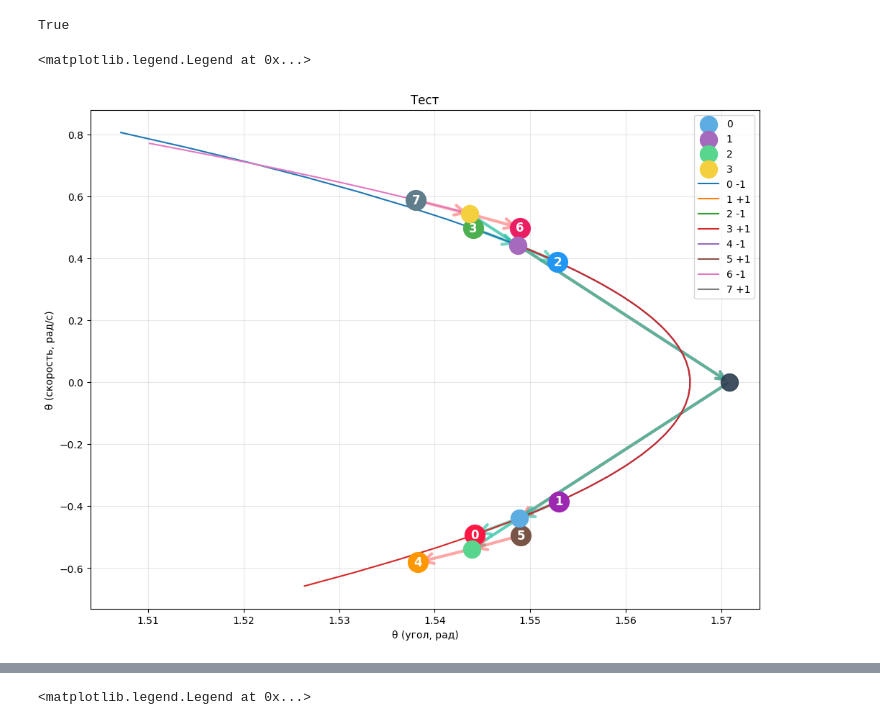
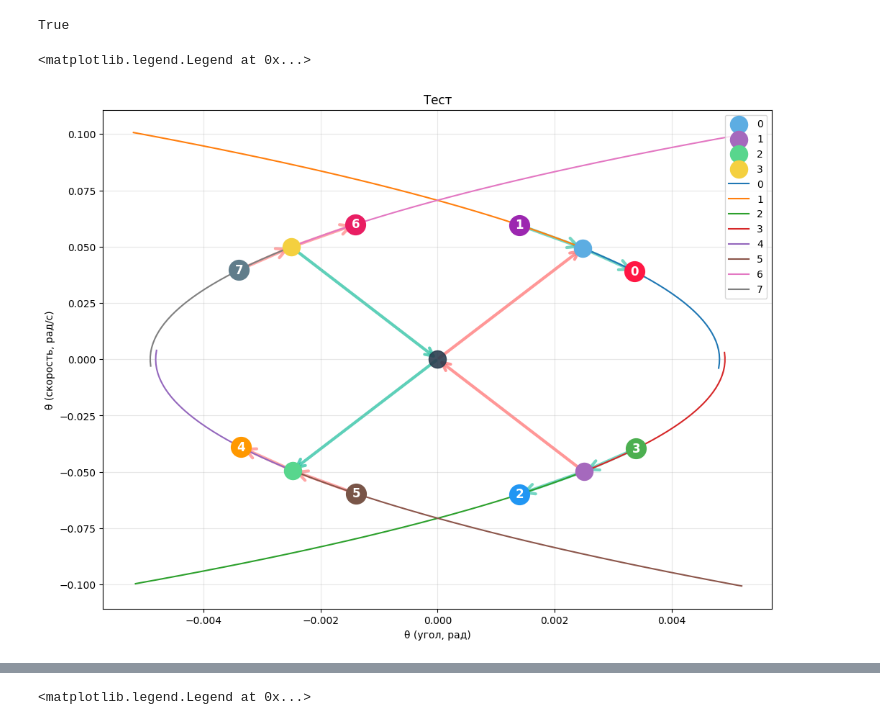
Before and after one commit to VladimirGunyavoy/tree_optimization, a Jupyter notebook: quad_test.ipynb, the cells around one changed output, grey strips where cells are left out. Saved outputs shown, nothing was run; the diff lists cells and outputs as text; code cells hidden in the pictures.

```diff
--- a/quad_test.ipynb
+++ b/quad_test.ipynb
@@ -103,12 +103,12 @@ def draw_rk(pendulum, state, time_sign, control, N = 50, total_dt=0.01):
 
     return np.array(poses)
 # %%
-init_position = np.array([np.pi/2, 0])
+init_position = np.array([np.pi/2 * 0, 1*0])
 
 cfg = SporeTreeConfig(
     initial_position=init_position,
     dt_base=0.1,
-    dt_grandchildren_factor=0.1,
+    dt_grandchildren_factor=0.2,
     figure_size=(10, 10)
 )
 cfg.validate()
@@ -117,31 +117,29 @@ True
 # %%
 tree = SporeTree(pendulum, cfg)
 children = tree.create_children(show=False)
 grandchildren = tree.create_grandchildren(show=False)
 tree.sort_and_pair_grandchildren()
 tree.calculate_mean_points()
 
 # ──────────────────────────────────────────────────────────────────────
 # 2. Кэш-оценщик на основе дерева
 # ──────────────────────────────────────────────────────────────────────
 visualize_spore_tree(tree, "Тест")
 
 
 poses = []
-dts = [0.009, 0.0, 0.00, 0.008, 0.00, 0.00, 0.002, 0.00]
-for i in range(len(children)):
-    poses_1 = draw_rk(pendulum, state=children[i]['position'], time_sign=-1, control=-children[i]['control'], total_dt=dts[2*i])
-    poses_2 = draw_rk(pendulum, state=children[i]['position'], time_sign=+1, control=-children[i]['control'], total_dt=dts[2*i+1])
-    plt.plot(poses_1[:, 0], poses_1[:, 1], label=f'{2*i} -1')
-    plt.plot(poses_2[:, 0], poses_2[:, 1], label=f'{2*i+1} +1')
+# dts = [0.01, 0.005, 0.003, 0.003, 0.01, 0.006, 0.003, 0.003]
+dts = np.ones(8) * 0.004
 
-    if dts[2*i] > 0:
-        poses.append(poses_1)
-    if dts[2*i+1] > 0:
-        poses.append(poses_2)
+for i in range(len(grandchildren)):
+    parent_pos = children[grandchildren[i]['parent_idx']]['position']
+    sign = grandchildren[i]['dt'] / grandchildren[i]['dt_abs']
+    control = grandchildren[i]['control']
+    poses_1 = draw_rk(pendulum, state=parent_pos, time_sign=sign, control=control, total_dt=dts[i])
+    if dts[i] > 0:
+        plt.plot(poses_1[:, 0], poses_1[:, 1], label=f'{i}')
 
-poses = np.array(poses)
 plt.legend()
 # %% [output]
 <matplotlib.legend.Legend at 0x...>
-[figure, old version]
+[figure, new version]
```
Also changed, not shown: parts of 8 cells of this notebook.
